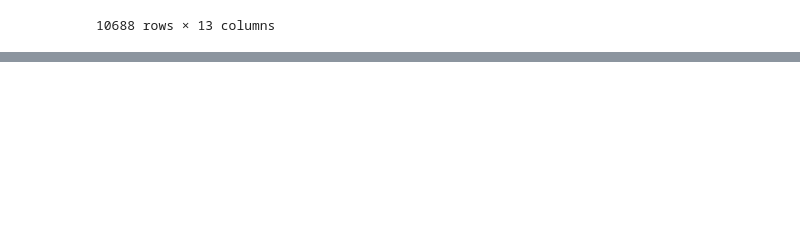
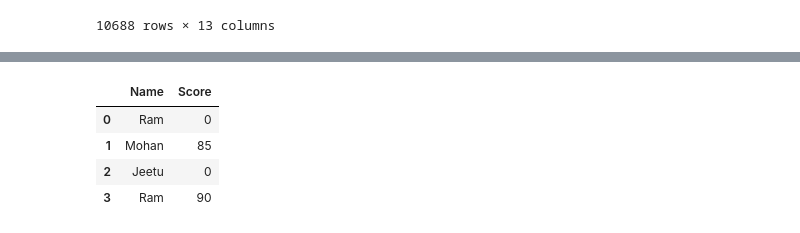
Before and after one commit to ChinmayBhusane/pythonpractice, a Jupyter notebook: 03_data_manupulation_pandas/pandas_level_01.ipynb, the cells around one changed output, grey strips where cells are left out. Drawn from its saved outputs; the diff is of its cells as text; code cells hidden in the pictures; blank space fills up the shorter version.

```diff
--- a/03_data_manupulation_pandas/pandas_level_01.ipynb
+++ b/03_data_manupulation_pandas/pandas_level_01.ipynb
@@ -944,3 +944,18 @@ df
 | 14 | Amol | Mahul | 40.0 | LUCKNOW | Jet Airways | 2019-03-01 | 05:05:00 | 08:00:00 | 5 | ... |
 | 15 | Praveen | Gurjar | 47.0 | BANGALURU | Jet Airways | 2019-03-12 | 08:55:00 | 10:25:00 | 8 | ... |
 | 16 | Sunita | Patil | 40.0 | CHENNAI | Multiple carriers | 2019-05-27 | 11:25:00 | 19:15:00 | 11 | ... |
+# %%
+df
+
+newDict = {
+    "Name": ["Ram","Mohan","Jeetu","Ram"],
+    "Score": [0,85,0,90]
+}
+df = pd.DataFrame(newDict)
+df
+# %% [output]
+|  | Name | Score |
+| 0 | Ram | 0 |
+| 1 | Mohan | 85 |
+| 2 | Jeetu | 0 |
+| 3 | Ram | 90 |
```
Also changed, not shown: parts of 2 cells of this notebook.
